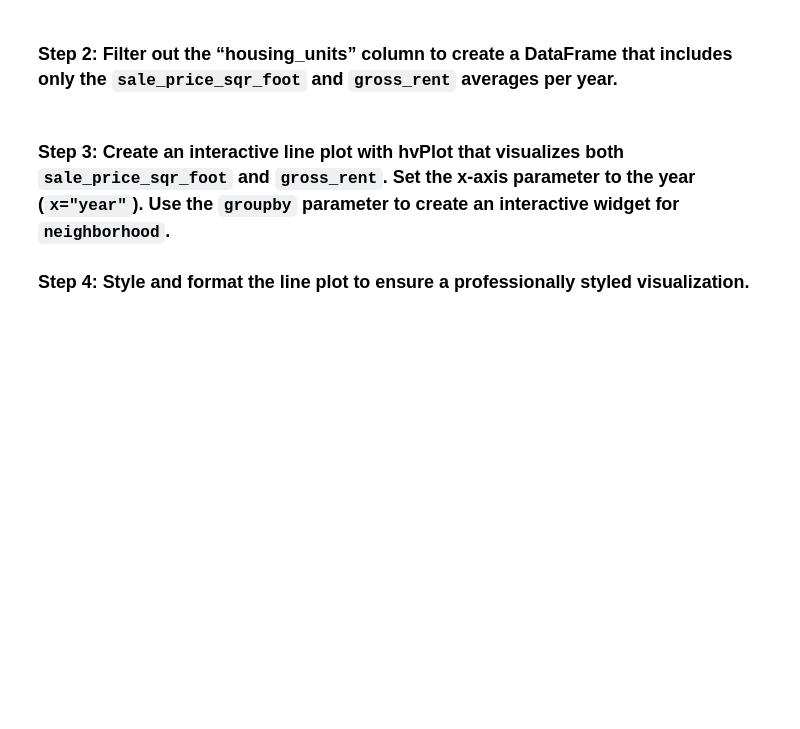
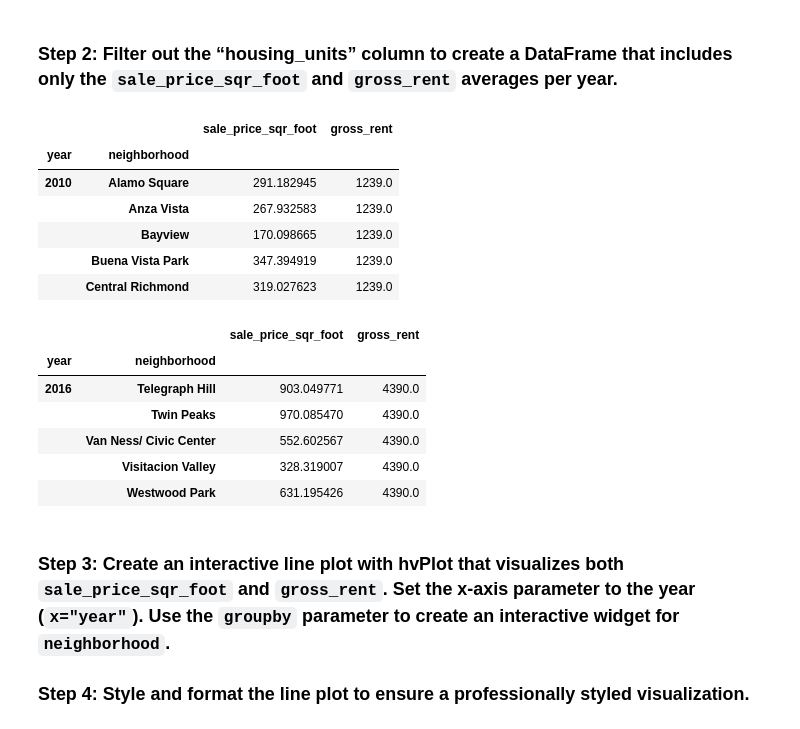
Before and after one commit to AnvithaChaluvadi/Housing-Analysis_Module6Challenge, a Jupyter notebook: Code/san_francisco_housing.ipynb, the cells around one changed output. Cells and saved outputs as stored; diff of their text form; code cells hidden in the pictures; blank space fills up the shorter version.

```diff
--- a/Code/san_francisco_housing.ipynb
+++ b/Code/san_francisco_housing.ipynb
@@ -316,11 +331,26 @@ prices_by_year_by_neighborhood = # YOUR CODE HERE
 ### Step 2: Filter out the “housing_units” column to create a DataFrame that includes only the `sale_price_sqr_foot` and `gross_rent` averages per year.
 # %%
 # Filter out the housing_units
-prices_by_year_by_neighborhood = # YOUR CODE HERE
+prices_by_year_by_neighborhood = prices_by_year_by_neighborhood.drop(columns=["housing_units"])
 
 # Review the first and last five rows of the DataFrame
-# YOUR CODE HERE
-# YOUR CODE HERE
+display(prices_by_year_by_neighborhood.head())
+display(prices_by_year_by_neighborhood.tail())
+# %% [output]
+|  |  | sale_price_sqr_foot | gross_rent |
+| year | neighborhood |  |  |
+| 2010 | Alamo Square | 291.182945 | 1239.0 |
+|  | Anza Vista | 267.932583 | 1239.0 |
+|  | Bayview | 170.098665 | 1239.0 |
+|  | Buena Vista Park | 347.394919 | 1239.0 |
+|  | Central Richmond | 319.027623 | 1239.0 |
+|  |  | sale_price_sqr_foot | gross_rent |
+| year | neighborhood |  |  |
+| 2016 | Telegraph Hill | 903.049771 | 4390.0 |
+|  | Twin Peaks | 970.085470 | 4390.0 |
+|  | Van Ness/ Civic Center | 552.602567 | 4390.0 |
+|  | Visitacion Valley | 328.319007 | 4390.0 |
+|  | Westwood Park | 631.195426 | 4390.0 |
 # %% [markdown]
 ### Step 3: Create an interactive line plot with hvPlot that visualizes both `sale_price_sqr_foot` and `gross_rent`. Set the x-axis parameter to the year (`x="year"`). Use the `groupby` parameter to create an interactive widget for `neighborhood`.
 
```
Also changed, not shown: parts of 2 cells of this notebook.
